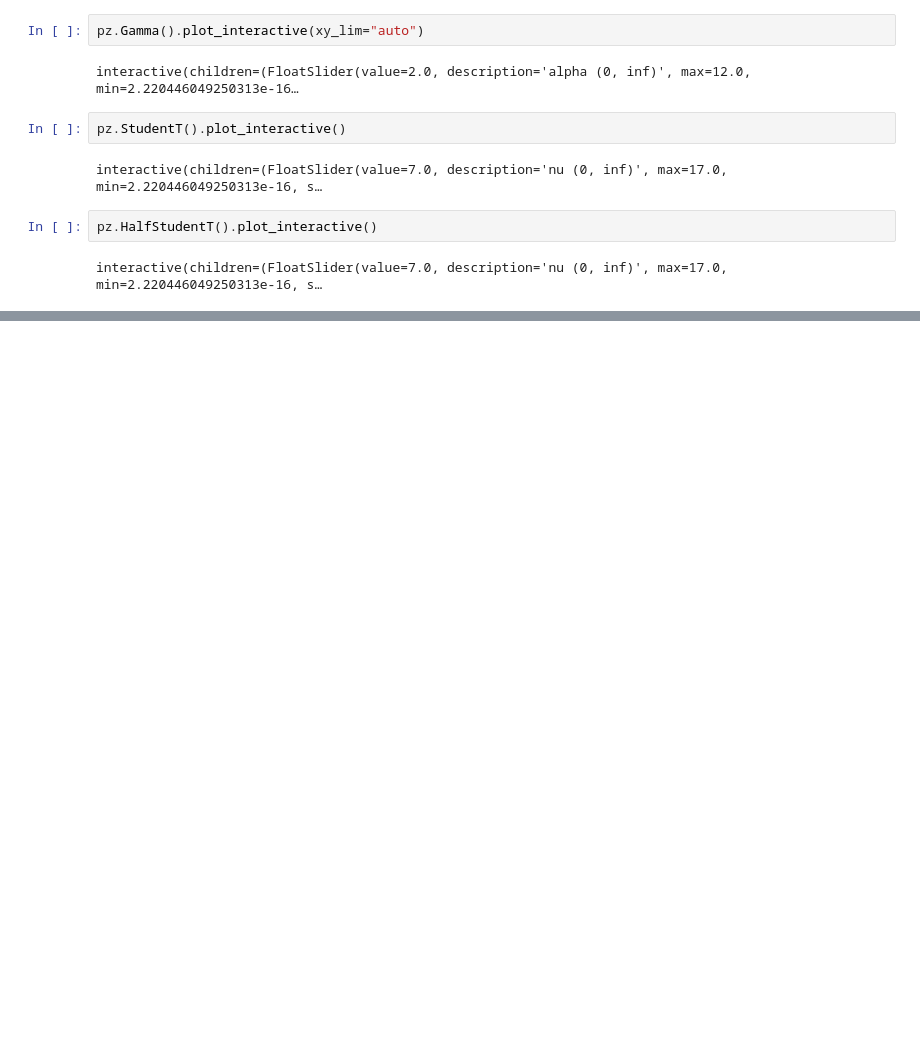
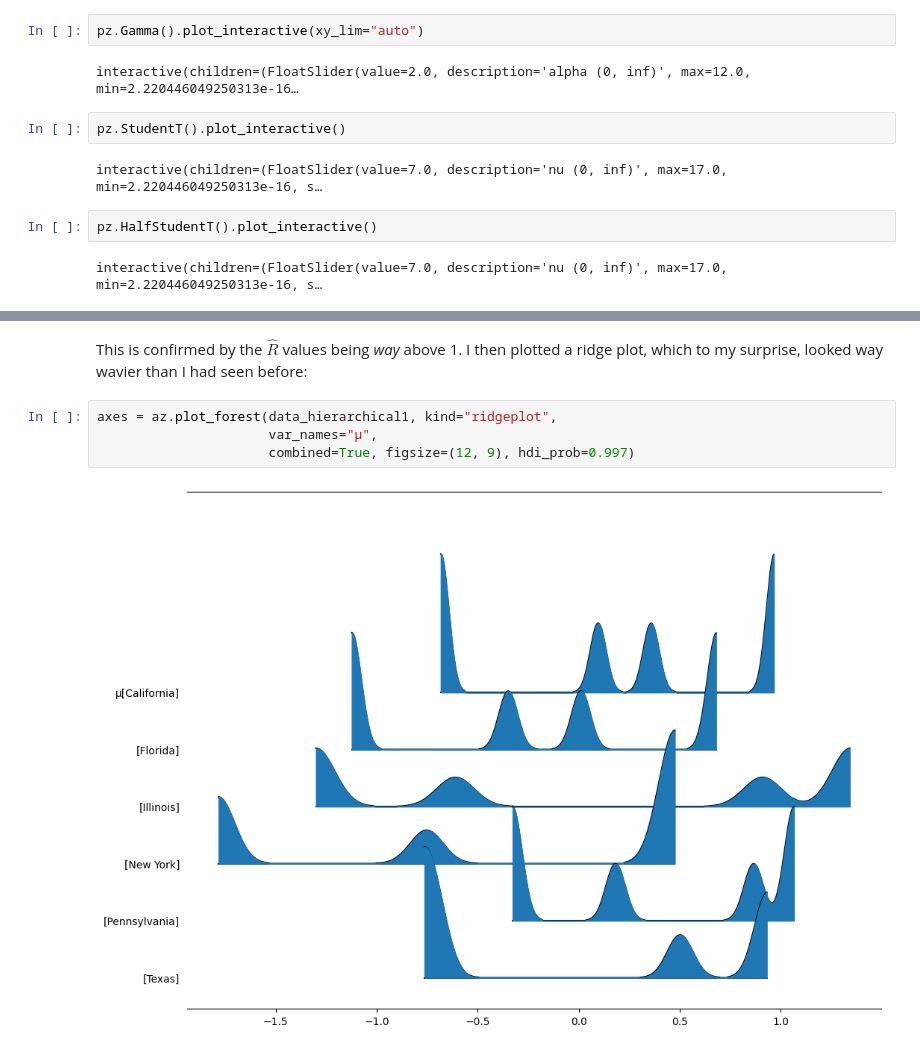
Before and after one commit to mrmaxguns/data-science-fundamentals, a Jupyter notebook: Unit4/Project/MaxiRebgU4proj.ipynb, the cells around one changed output, grey strips where cells are left out. Cells and saved outputs as stored; diff of their text form; blank space fills up the shorter version.

```diff
--- a/Unit4/Project/MaxiRebgU4proj.ipynb
+++ b/Unit4/Project/MaxiRebgU4proj.ipynb
@@ -141,0 +219,8 @@ az.rhat(data_hierarchical1)
+# %% [markdown]
+This is confirmed by the $\hat{R}$ values being *way* above 1. I then plotted a ridge plot, which to my surprise, looked way wavier than I had seen before:
+# %%
+axes = az.plot_forest(data_hierarchical1, kind="ridgeplot",
+                      var_names="μ",
+                      combined=True, figsize=(12, 9), hdi_prob=0.997)
+# %% [output]
+[figure, added]
```
Also changed, not shown: parts of 32 cells of this notebook, 1 other file.
